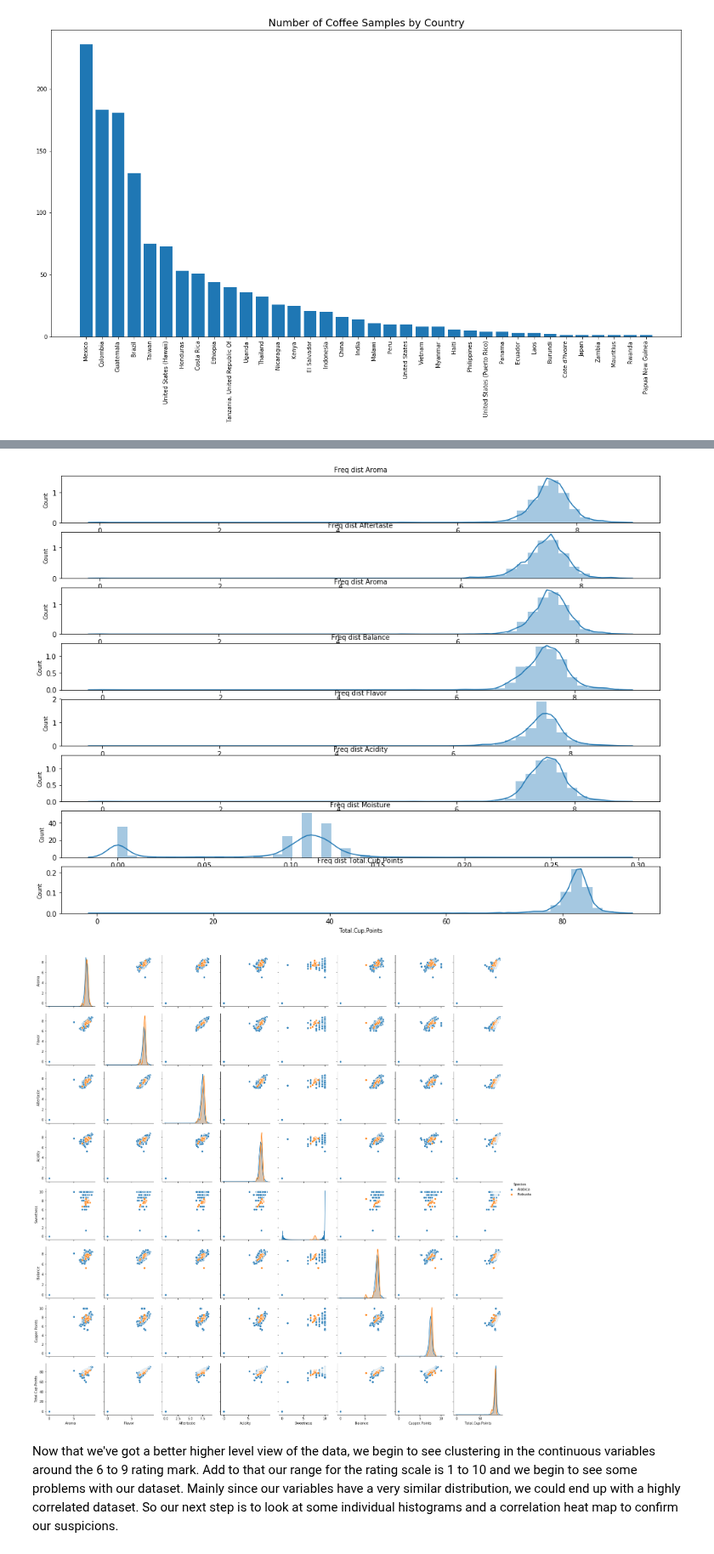
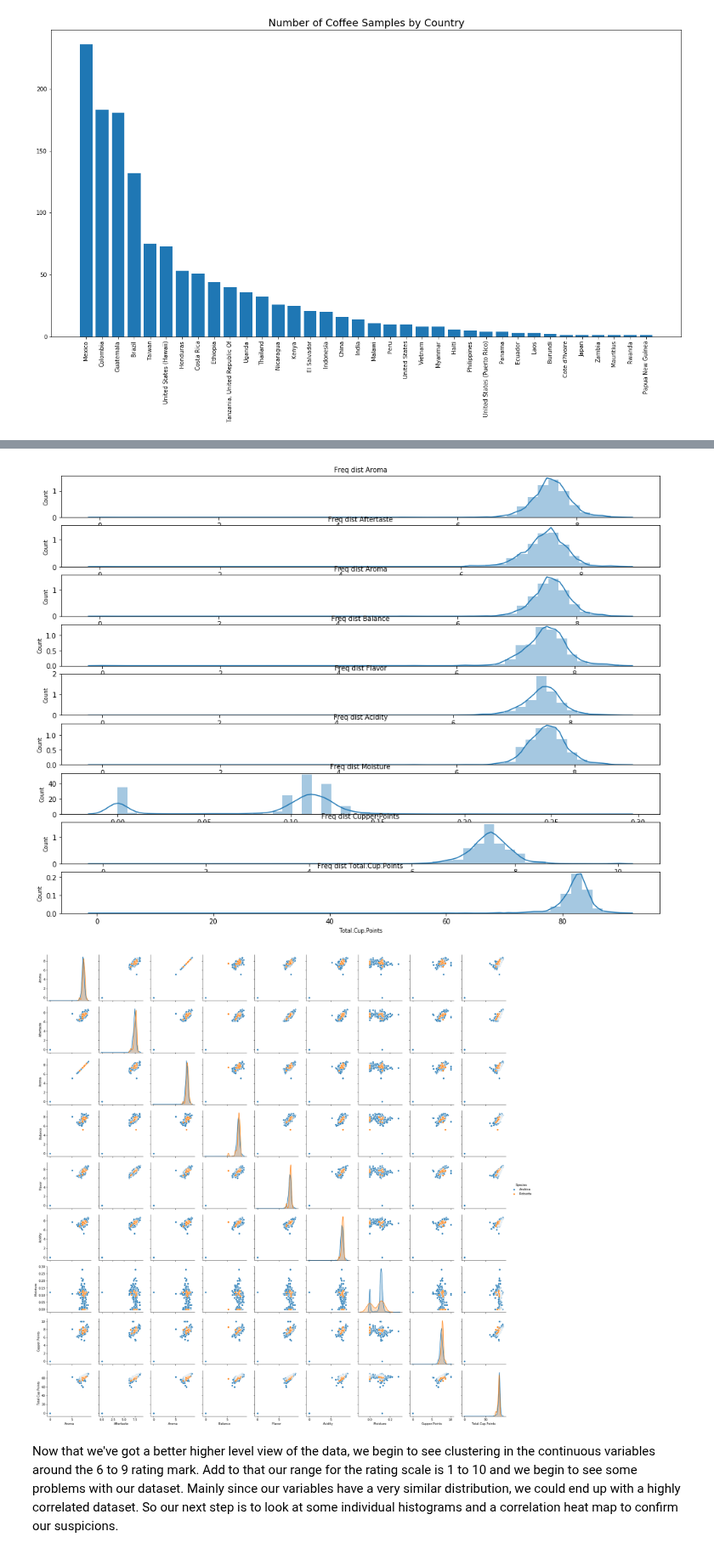
Before and after one commit to Landcruiser87/Cadc_7331_Project, a Jupyter notebook: analysis/Coffee.ipynb, the cells around one changed output, grey strips where cells are left out. Shown at 85% size. Saved outputs shown, nothing was run; the diff lists cells and outputs as text; code cells hidden in the pictures.

```diff
--- a/analysis/Coffee.ipynb
+++ b/analysis/Coffee.ipynb
@@ -208,26 +230,27 @@ sorted_data
 # %%
 #some initial plots
-col_names = ['Aroma','Aftertaste', 'Aroma','Balance', 'Flavor', 'Acidity','Moisture', 'Total.Cup.Points']
+col_names = ['Aroma','Aftertaste', 'Aroma','Balance',
+             'Flavor', 'Acidity','Moisture', 'Cupper.Points', 'Total.Cup.Points']
 
 fig, ax = plt.subplots(len(col_names), figsize=(16,12))
 
 for i, col_val in enumerate(col_names):
 
     sns.distplot(df_comb[col_val], hist=True, ax=ax[i])
     ax[i].set_title('Freq dist '+col_val, fontsize=10)
     ax[i].set_xlabel(col_val, fontsize=8)
     ax[i].set_ylabel('Count', fontsize=8)
 
 plt.show()
 
 # #Huge pairplot matrix.  Probably need to whittle down the attributes a bit first.Example drops below
 sns.pairplot(df_comb,
-             vars = ['Aroma', 'Flavor','Aftertaste','Acidity','Sweetness','Balance',
-                     'Cupper.Points', 'Total.Cup.Points'],
+             vars = ['Aroma','Aftertaste', 'Aroma','Balance',
+             'Flavor', 'Acidity','Moisture', 'Cupper.Points', 'Total.Cup.Points'],
              hue = 'Species');
 # %% [output]
-[figure, old version]
+[figure, new version]
-[figure, old version]
+[figure, new version]
 # %% [markdown]
 Now that we've got a better higher level view of the data, we begin to see clustering in the continuous
 variables around the 6 to 9 rating mark.  Add to that our range for the rating scale is 1 to 10 and we begin to see
```
Also changed, not shown: parts of 6 cells of this notebook.
